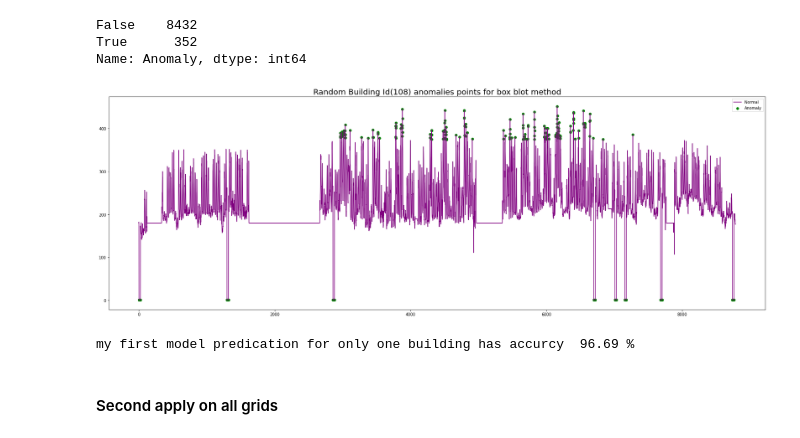
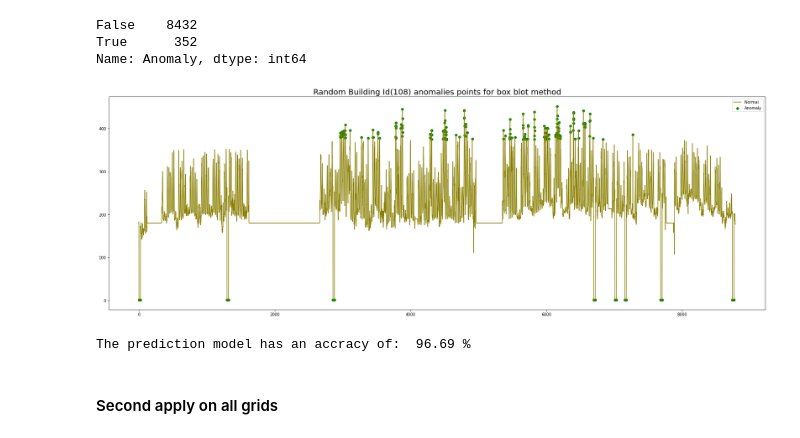
Before and after one commit to Eeman1113/large-scale-energy-anomaly-detection, a Jupyter notebook: large_scale_energy_anomaly_detection_lead.ipynb, the cells around one changed output. Drawn from its saved outputs; the diff is of its cells as text; code cells hidden in the pictures.

```diff
--- a/large_scale_energy_anomaly_detection_lead.ipynb
+++ b/large_scale_energy_anomaly_detection_lead.ipynb
@@ -275,15 +275,15 @@ Name: Anomaly, dtype: int64
 # %%
 fig, ax = plt.subplots(figsize=(30,10))
 
 anomaly = random_building_id.loc[random_building_id['Anomaly'] == True, ['meter_reading']]
 
-ax.plot(random_building_id.index, random_building_id['meter_reading'], color='Purple', label = 'Normal')
+ax.plot(random_building_id.index, random_building_id['meter_reading'], color='#8B8000', label = 'Normal')
 ax.scatter(anomaly.index,anomaly['meter_reading'], color='green', label = 'Anomaly')
 ax.set_title('Random Building Id(108) anomalies points for box blot method', fontsize=20)
 plt.legend()
 plt.show();
 # %% [output]
-[figure, old version]
+[figure, new version]
 # %%
 # fig1 = px.line(random_building_id,  y="meter_reading")
 # fig1.update_traces(line=dict(color = 'magenta'))
@@ -295,9 +295,9 @@ plt.show();
 # fig3.update_layout(title="Random Building Id(108) anomalies points for box blot method")
 # fig3.show()
 # %%
-print("my first model predication for only one building has accurcy ",round((random_building_id[random_building_id['anomaly'] == random_building_id['Anomaly']].shape[0]/random_building_id.shape[0])*100,2),"%")
+print("The prediction model has an accracy of: ",round((random_building_id[random_building_id['anomaly'] == random_building_id['Anomaly']].shape[0]/random_building_id.shape[0])*100,2),"%")
 # %% [output]
-my first model predication for only one building has accurcy  96.69 %
+The prediction model has an accracy of:  96.69 %
 # %% [markdown]
 #### Second apply on all grids
 # %%
```
Also changed, not shown: parts of 10 cells of this notebook.
